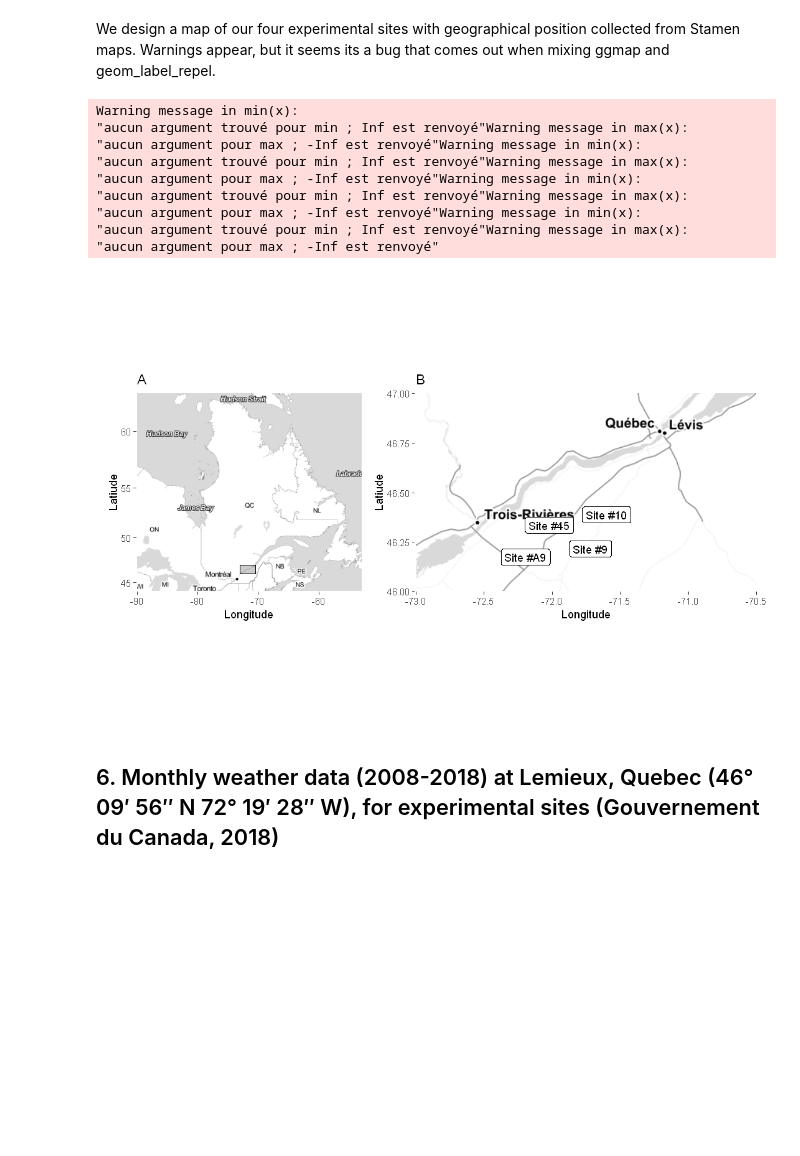
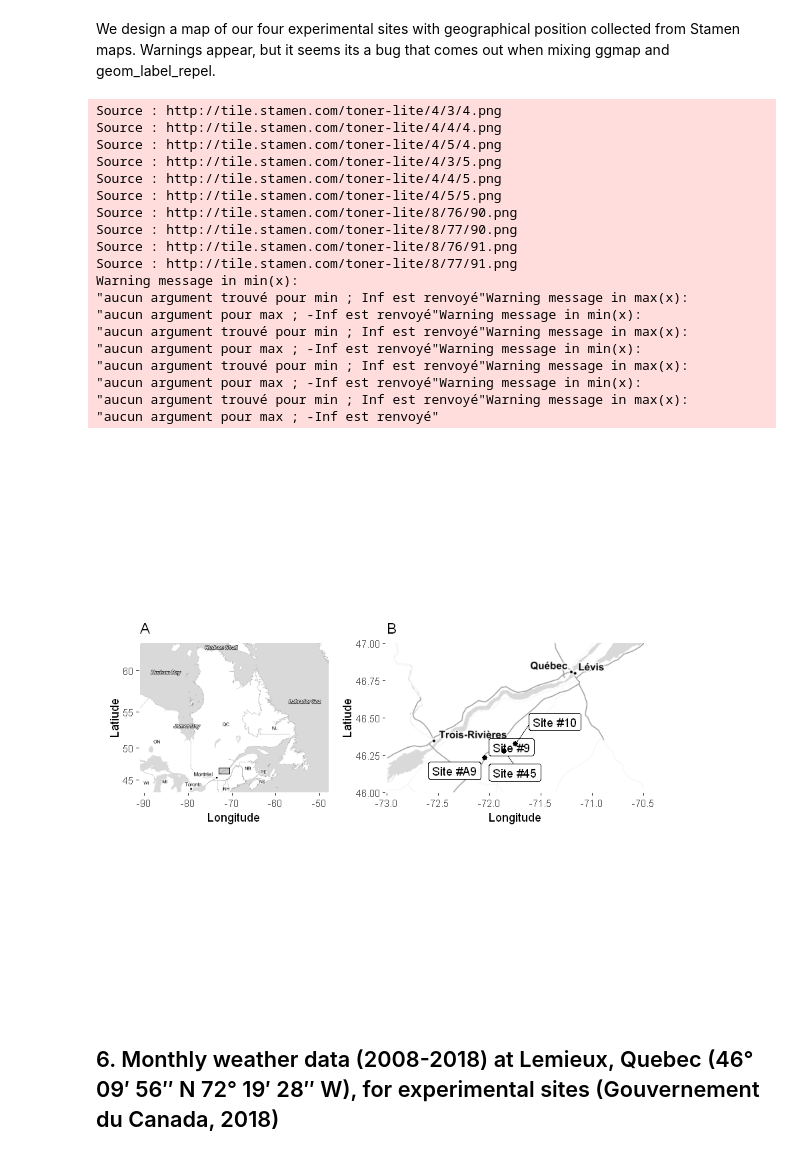
Before and after one commit to DosouYovoW/TeaBag_Projet, a Jupyter notebook: stats.ipynb, the cells around one changed output. Drawn from its saved outputs; the diff is of its cells as text; code cells hidden in the pictures; blank space fills up the shorter version.

```diff
--- a/stats.ipynb
+++ b/stats.ipynb
@@ -102,7 +120,7 @@ sites <- tibble(names = c("Site #45", "Site #9", "Site #A9", "Site #10"),
                 lon = c(-71.8584291, -71.8584291, -72.0461854, -71.7486645))
 
 # create two frames, one for zoom out, the other for zoom in
-frame_map_zoom_out <- c(left = -90, bottom = 44, right = -53, top = 63)
+frame_map_zoom_out <- c(left = -91, bottom = 43, right = -48, top = 63)
 frame_map_zoom_in <- c(left = -73, bottom = 46, right = -70.5, top = 47)
 
 # to draw the zoom in frame on the zoom out map
@@ -111,35 +129,45 @@ rect_zoom <- data.frame(t(data.frame(frame_map_zoom_in)))
 # the map with zoom out
 map_out <- get_stamenmap(frame_map_zoom_out, zoom = 4, maptype = "toner-lite") %>%
   ggmap() +
   geom_rect(data = rect_zoom, aes(xmin = left, xmax = right,
                                   ymin = bottom, ymax = top,
                                   x = NULL, y = NULL),
             fill = rgb(0, 0, 0, 0.2), colour = "black") +
   #geom_label_repel(data = sites, aes(x = lon, y = lat, label = names)) +
   labs(x = "Longitude", y = "Latiude", title = "A")
 
 # the map with zoom in
 map_in <- get_stamenmap(frame_map_zoom_in, zoom = 8, maptype = "toner-lite") %>%
   ggmap() +
   geom_label_repel(data = sites, aes(x = lon, y = lat, label = names)) +
+ geom_point(aes(x = lon, y = lat), data = sites, size = 2) +
   labs(x = "Longitude", y = "Latiude", title = "B")
 
 # combining the plots
 maps_ <- map_out + map_in
 maps_
-
 ggsave("figures/site_map.png", plot = maps_, width = 8, height = 6, dpi = 600)
 # %% [output]
+Source : http://tile.stamen.com/toner-lite/4/3/4.png
+Source : http://tile.stamen.com/toner-lite/4/4/4.png
+Source : http://tile.stamen.com/toner-lite/4/5/4.png
+Source : http://tile.stamen.com/toner-lite/4/3/5.png
+Source : http://tile.stamen.com/toner-lite/4/4/5.png
+Source : http://tile.stamen.com/toner-lite/4/5/5.png
+Source : http://tile.stamen.com/toner-lite/8/76/90.png
+Source : http://tile.stamen.com/toner-lite/8/77/90.png
+Source : http://tile.stamen.com/toner-lite/8/76/91.png
+Source : http://tile.stamen.com/toner-lite/8/77/91.png
 Warning message in min(x):
 "aucun argument trouvé pour min ; Inf est renvoyé"Warning message in max(x):
 "aucun argument pour max ; -Inf est renvoyé"Warning message in min(x):
 "aucun argument trouvé pour min ; Inf est renvoyé"Warning message in max(x):
 "aucun argument pour max ; -Inf est renvoyé"Warning message in min(x):
 "aucun argument trouvé pour min ; Inf est renvoyé"Warning message in max(x):
 "aucun argument pour max ; -Inf est renvoyé"Warning message in min(x):
 "aucun argument trouvé pour min ; Inf est renvoyé"Warning message in max(x):
 "aucun argument pour max ; -Inf est renvoyé"
-[figure, old version]
+[figure, new version]
 # %% [markdown]
 ## 6. Monthly weather data (2008-2018) at Lemieux, Quebec (46° 09′ 56″ N 72° 19′ 28″ W), for experimental sites (Gouvernement du Canada, 2018)
 # %% [markdown]
```
Also changed, not shown: parts of 39 cells of this notebook, 9 other files.
